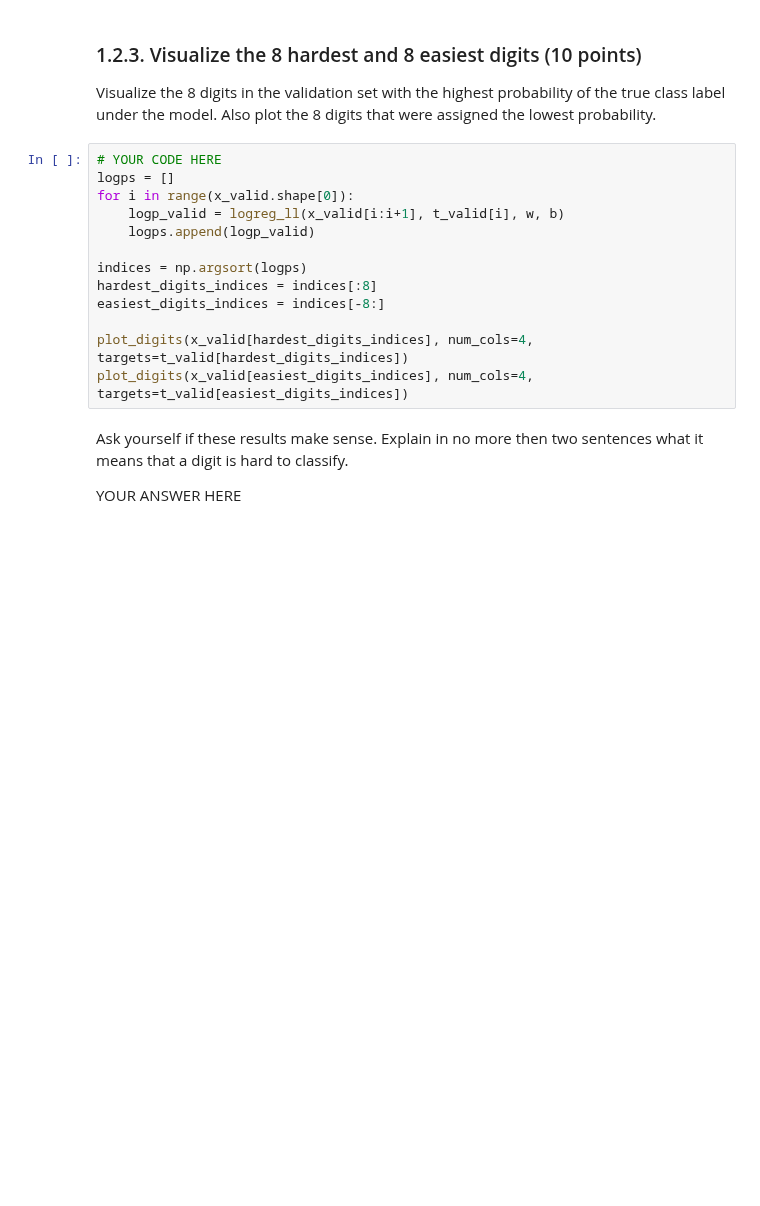
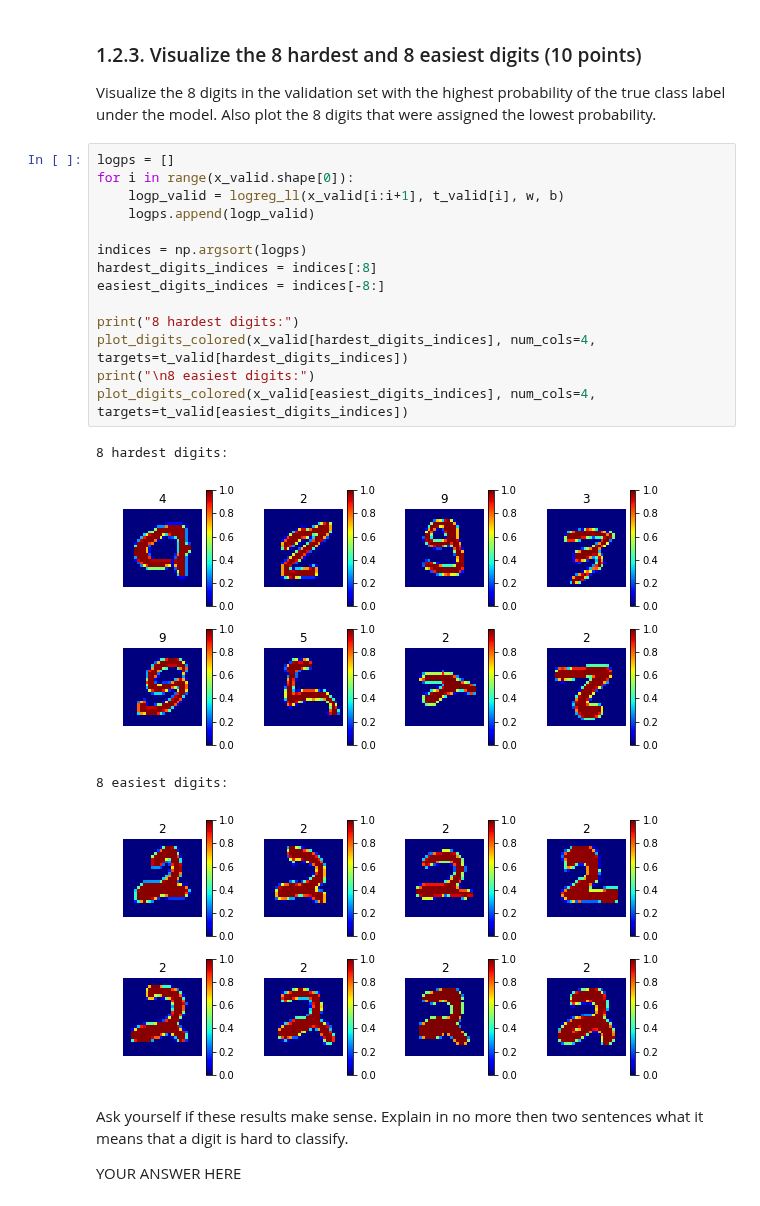
Before and after one commit to jamie0725/Machine-Learning-1, a Jupyter notebook: 12046477_12161381_lab2.ipynb, the cells around one changed output. Cells and saved outputs as stored; diff of their text form; blank space fills up the shorter version.

```diff
--- a/12046477_12161381_lab2.ipynb
+++ b/12046477_12161381_lab2.ipynb
@@ -499,18 +498,24 @@ YOUR ANSWER HERE
 Visualize the 8 digits in the validation set with the highest probability of the true class label under the model.
 Also plot the 8 digits that were assigned the lowest probability.
 # %%
-# YOUR CODE HERE
 logps = []
 for i in range(x_valid.shape[0]):
     logp_valid = logreg_ll(x_valid[i:i+1], t_valid[i], w, b)
     logps.append(logp_valid)
 
 indices = np.argsort(logps)
 hardest_digits_indices = indices[:8]
 easiest_digits_indices = indices[-8:]
 
-plot_digits(x_valid[hardest_digits_indices], num_cols=4, targets=t_valid[hardest_digits_indices])
-plot_digits(x_valid[easiest_digits_indices], num_cols=4, targets=t_valid[easiest_digits_indices])
+print("8 hardest digits:")
+plot_digits_colored(x_valid[hardest_digits_indices], num_cols=4, targets=t_valid[hardest_digits_indices])
+print("\n8 easiest digits:")
+plot_digits_colored(x_valid[easiest_digits_indices], num_cols=4, targets=t_valid[easiest_digits_indices])
+# %% [output]
+8 hardest digits:
+[figure, added]
+8 easiest digits:
+[figure, added]
 # %% [markdown]
 Ask yourself if these results make sense. Explain in no more then two sentences what it means that a digit is hard to classify.
 
```
Also changed, not shown: parts of 9 cells of this notebook, 1 other file.
